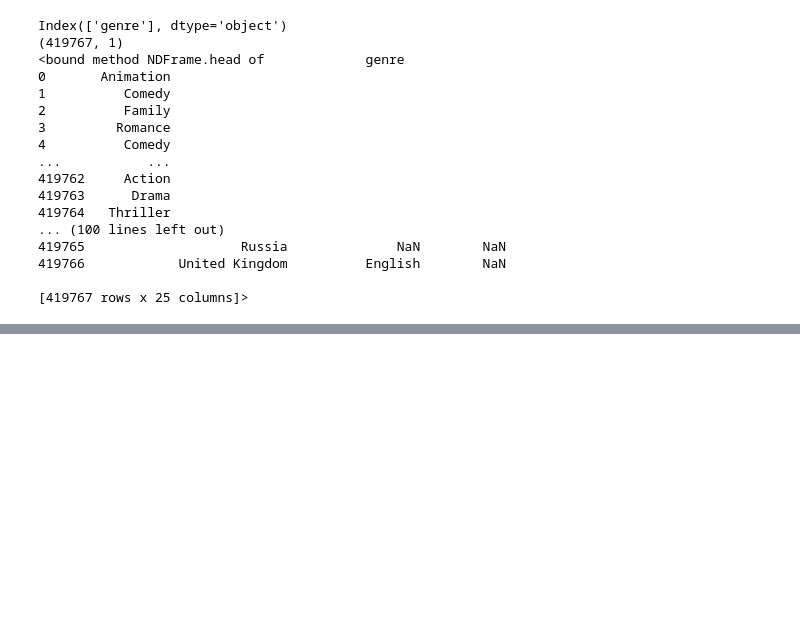
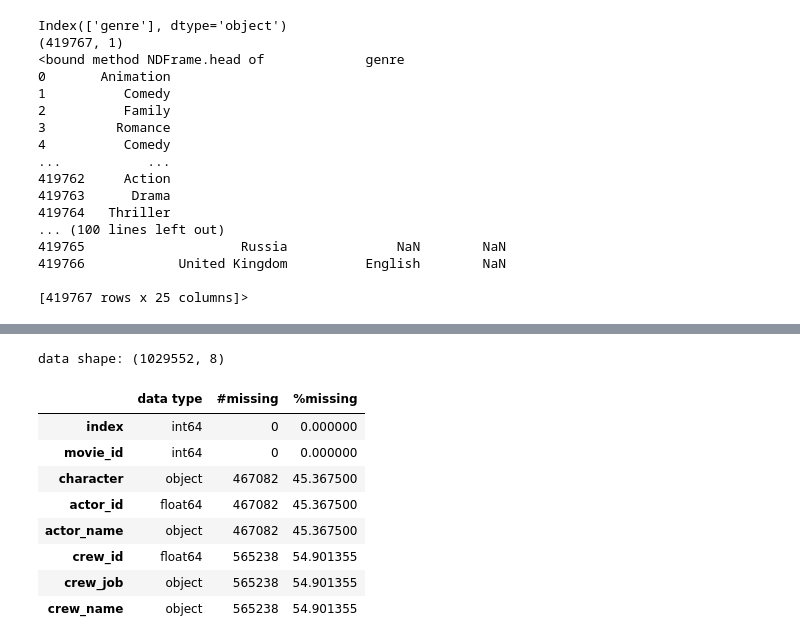
Before and after one commit to SariEliM/MovieStreaming, a Jupyter notebook: MS_transformaciones.ipynb, the cells around one changed output, grey strips where cells are left out. Saved outputs shown, nothing was run; the diff lists cells and outputs as text; code cells hidden in the pictures; blank space fills up the shorter version.

```diff
--- a/MS_transformaciones.ipynb
+++ b/MS_transformaciones.ipynb
@@ -190,7 +203,7 @@ Index(['crew_id', 'crew_job', 'crew_name'], dtype='object')
 (465085, 3)
 # %%
 df_desanidado_crew = df_exploded_crew.reset_index(drop=True).join(df_normalized_crew)
-df_desanidado_crew.drop(columns=['crew'], inplace=True)
+df_desanidado_crew.drop(columns=['crew','cast'], inplace=True)
 print(df_desanidado_crew.columns)
 print(df_desanidado_crew.shape)
 print(df_desanidado_crew.head)
@@ -252,9 +283,9 @@ print(df_normalized_cast.columns)
 Index(['character', 'actor_id', 'actor_name'], dtype='object')
 # %%
 # Combinar la desanidacion de cast
-df_credits_final = df_exploded_cast.reset_index(drop=True).join(df_normalized_cast)
-df_credits_final.drop(columns=['cast'], inplace=True)
-print(df_credits_final.columns)
-print(df_credits_final.shape)
-print(df_credits_final.head)
+df_desanidado_cast = df_exploded_cast.reset_index(drop=True).join(df_normalized_cast)
+df_desanidado_cast.drop(columns=['cast','crew'], inplace=True)
+print(df_desanidado_cast.columns)
+print(df_desanidado_cast.shape)
+print(df_desanidado_cast.head)
 # %% [output]
@@ -704,0 +872,13 @@ Index(['genre'], dtype='object')
+# %%
+resumen(df_credits_final)
+# %% [output]
+data shape: (1029552, 8)
+|  | data type | #missing | %missing |
+| index | int64 | 0 | 0.000000 |
+| movie_id | int64 | 0 | 0.000000 |
+| character | object | 467082 | 45.367500 |
+| actor_id | float64 | 467082 | 45.367500 |
+| actor_name | object | 467082 | 45.367500 |
+| crew_id | float64 | 565238 | 54.901355 |
+| crew_job | object | 565238 | 54.901355 |
+| crew_name | object | 565238 | 54.901355 |
```
Also changed, not shown: parts of 31 cells of this notebook, 3 other files.
